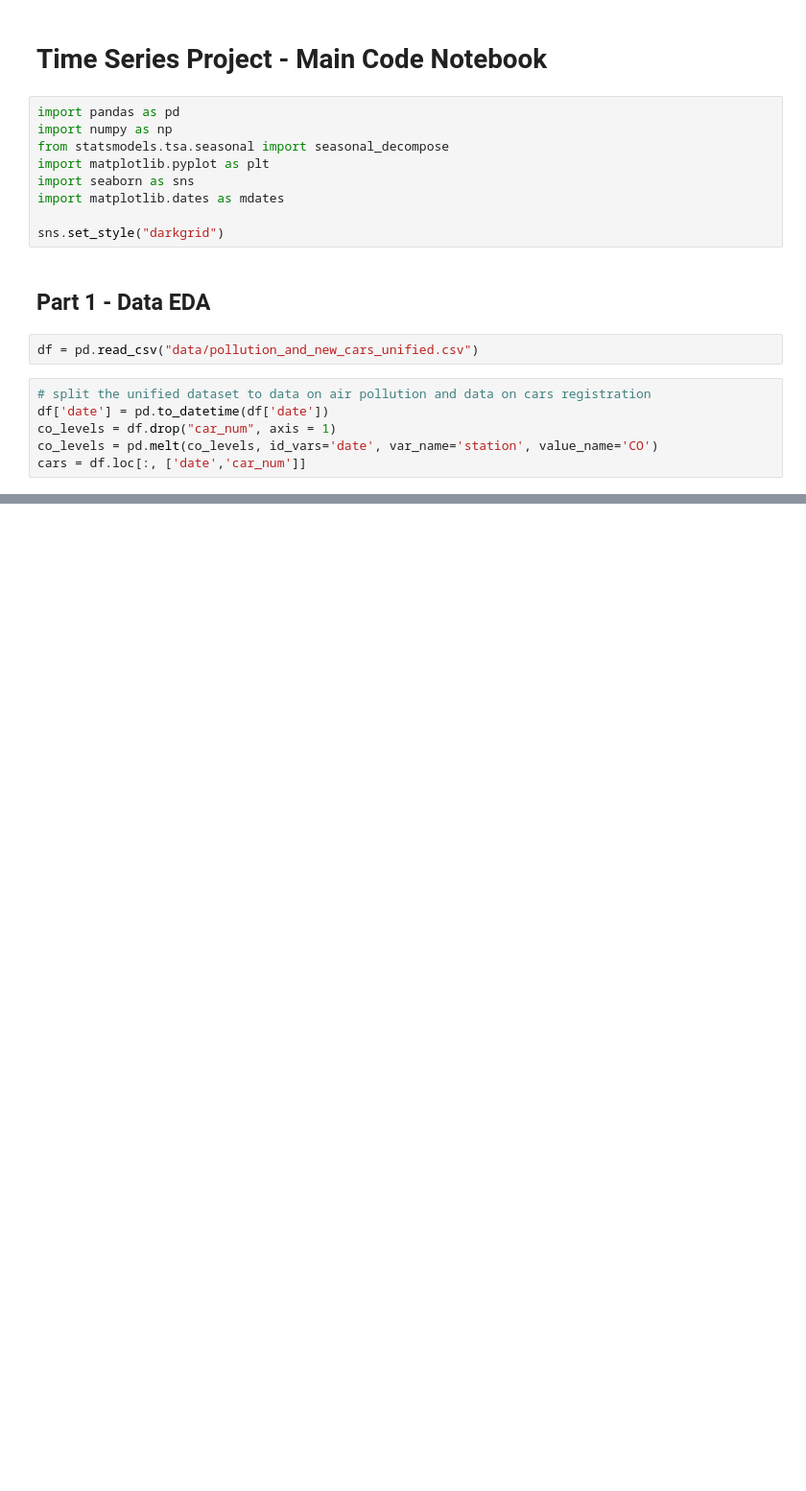
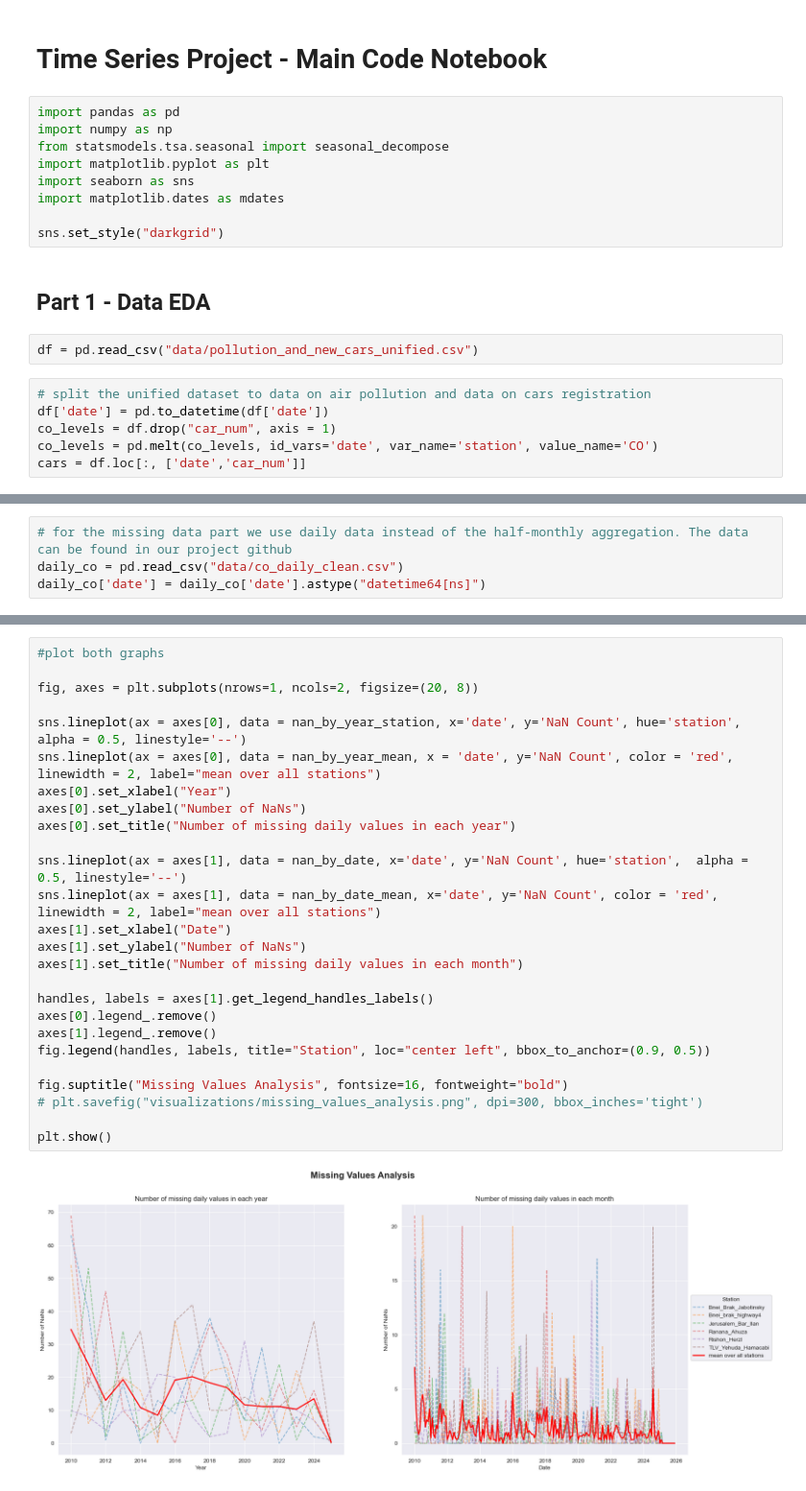
Before and after one commit to sinitsky96/Time-Series-Project, a Jupyter notebook: Final_Project.ipynb, the cells around one changed output, grey strips where cells are left out. Shown at 96% size. Saved outputs shown, nothing was run; the diff lists cells and outputs as text; blank space fills up the shorter version.

Commit message:
add missing values analysis to final report

```diff
--- a/Final_Project.ipynb
+++ b/Final_Project.ipynb
@@ -21,0 +40,4 @@ cars = df.loc[:, ['date','car_num']]
+# %%
+# for the missing data part we use daily data instead of the half-monthly aggregation. The data can be found in our project github
+daily_co = pd.read_csv("data/co_daily_clean.csv")
+daily_co['date'] = daily_co['date'].astype("datetime64[ns]")
@@ -21,0 +71,28 @@ cars = df.loc[:, ['date','car_num']]
+# %%
+#plot both graphs
+
+fig, axes = plt.subplots(nrows=1, ncols=2, figsize=(20, 8))
+
+sns.lineplot(ax = axes[0], data = nan_by_year_station, x='date', y='NaN Count', hue='station', alpha = 0.5, linestyle='--')
+sns.lineplot(ax = axes[0], data = nan_by_year_mean, x = 'date', y='NaN Count', color = 'red', linewidth = 2, label="mean over all stations")
+axes[0].set_xlabel("Year")
+axes[0].set_ylabel("Number of NaNs")
+axes[0].set_title("Number of missing daily values in each year")
+
+sns.lineplot(ax = axes[1], data = nan_by_date, x='date', y='NaN Count', hue='station',  alpha = 0.5, linestyle='--')
+sns.lineplot(ax = axes[1], data = nan_by_date_mean, x='date', y='NaN Count', color = 'red', linewidth = 2, label="mean over all stations")
+axes[1].set_xlabel("Date")
+axes[1].set_ylabel("Number of NaNs")
+axes[1].set_title("Number of missing daily values in each month")
+
+handles, labels = axes[1].get_legend_handles_labels()
+axes[0].legend_.remove()
+axes[1].legend_.remove()
+fig.legend(handles, labels, title="Station", loc="center left", bbox_to_anchor=(0.9, 0.5))
+
+fig.suptitle("Missing Values Analysis", fontsize=16, fontweight="bold")
+# plt.savefig("visualizations/missing_values_analysis.png", dpi=300, bbox_inches='tight')
+
+plt.show()
+# %% [output]
+[figure, added]
```
Also changed, not shown: parts of 4 cells of this notebook, 1 other file.
